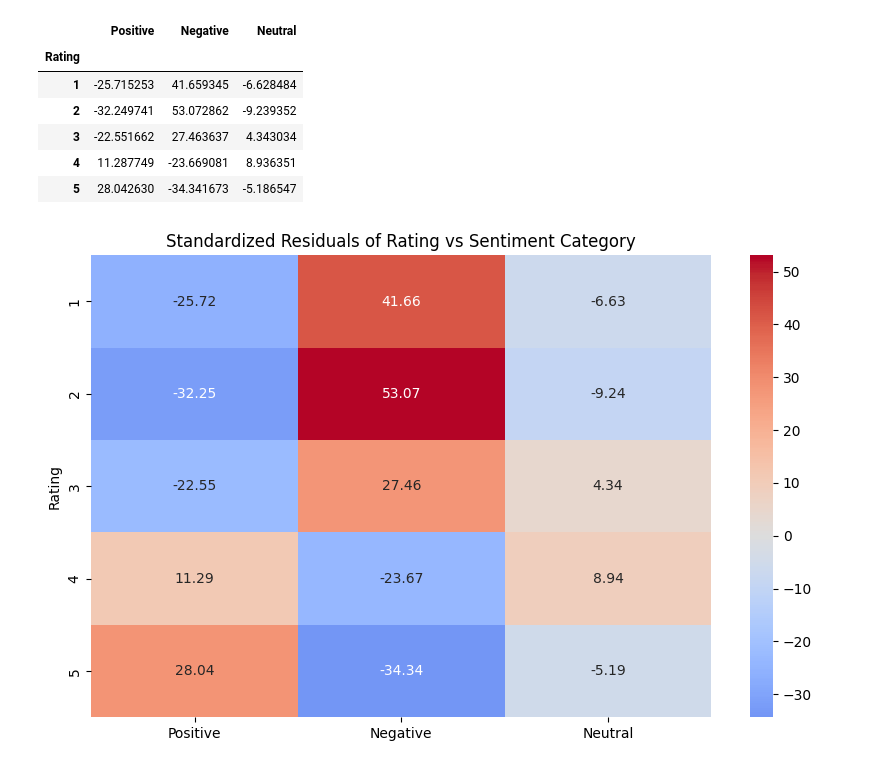
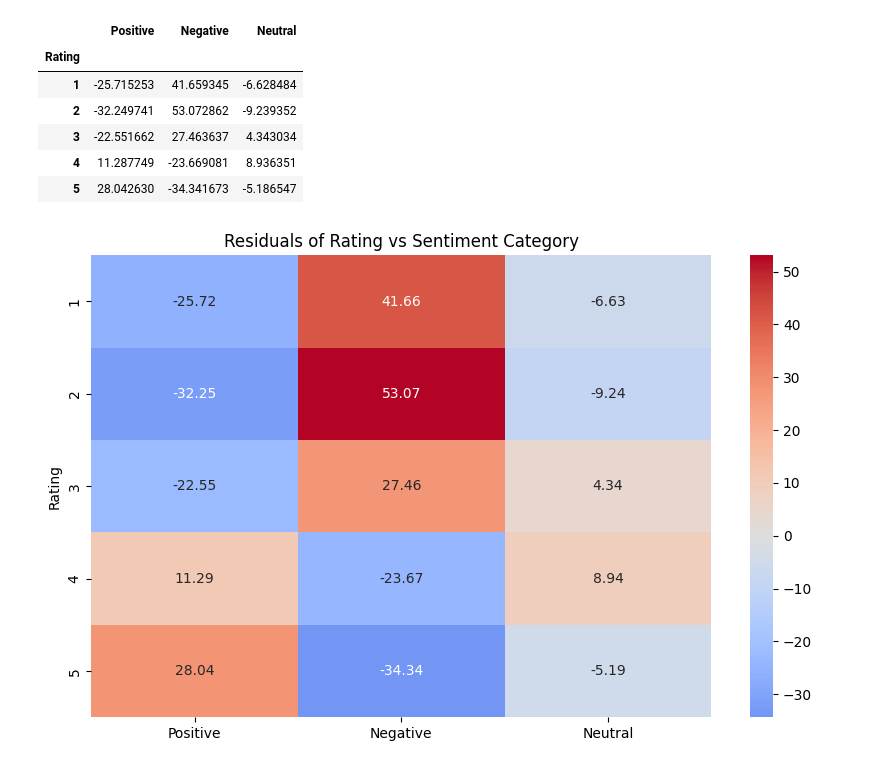
Before and after one commit to SpringWan1204/Master_thesis, a Jupyter notebook: reviews_characters_2.ipynb, the cells around one changed output. Saved outputs shown, nothing was run; the diff lists cells and outputs as text; code cells hidden in the pictures.

```diff
--- a/reviews_characters_2.ipynb
+++ b/reviews_characters_2.ipynb
@@ -308,22 +347,22 @@ residuals_df
 # %%
 # Create a new figure with a specified size for the heatmap
 # figsize=(10, 6) sets the width and height of the figure, ensuring the heatmap is large enough for clear visualization
 plt.figure(figsize=(10, 6))
 
-# Generate a heatmap to visualize the standardized residuals
+# Generate a heatmap to visualize the residuals
 # sns.heatmap creates the heatmap using seaborn
-# residuals_df is the DataFrame containing the standardized residuals
+# residuals_df is the DataFrame containing the residuals
 # annot=True displays the numerical values of the residuals in each cell of the heatmap
 # fmt=".2f" formats these values to two decimal places for clarity
 # cmap='coolwarm' uses a color gradient from cool to warm to represent the magnitude of residuals
 # center=0 centers the color map around zero, making it easier to see deviations from the expected frequencies
 sns.heatmap(residuals_df, annot=True, fmt=".2f", cmap='coolwarm', center=0)
 
 # Set the title of the heatmap
-# This helps identify the heatmap as displaying the standardized residuals between ratings and sentiment categories
-plt.title('Standardized Residuals of Rating vs Sentiment Category')
+# This helps identify the heatmap as displaying the residuals between ratings and sentiment categories
+plt.title('Residuals of Rating vs Sentiment Category')
 
 # Display the heatmap
 plt.show()
 # %% [output]
-[figure, old version]
+[figure, new version]
```
Also changed, not shown: parts of 12 cells of this notebook.
